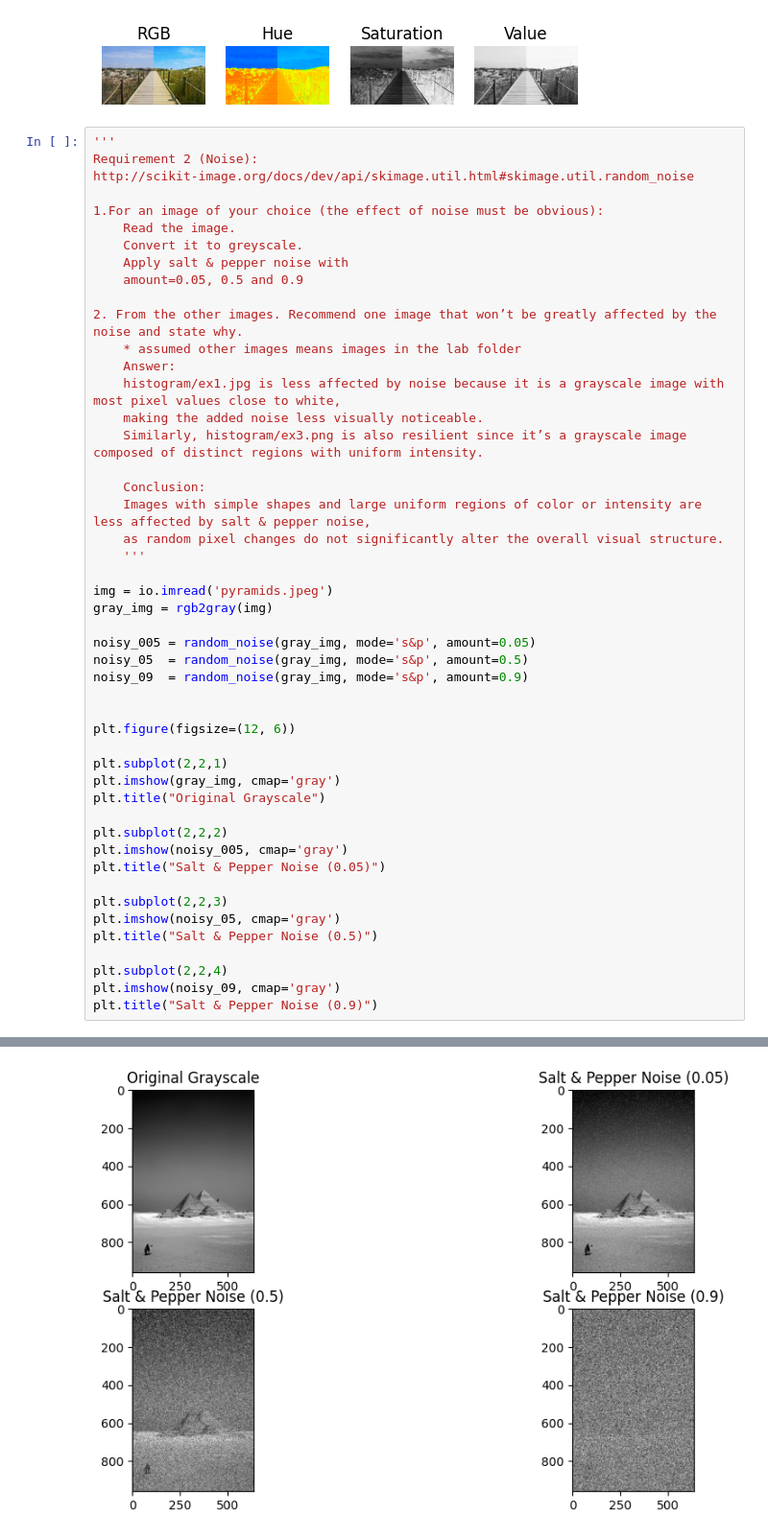
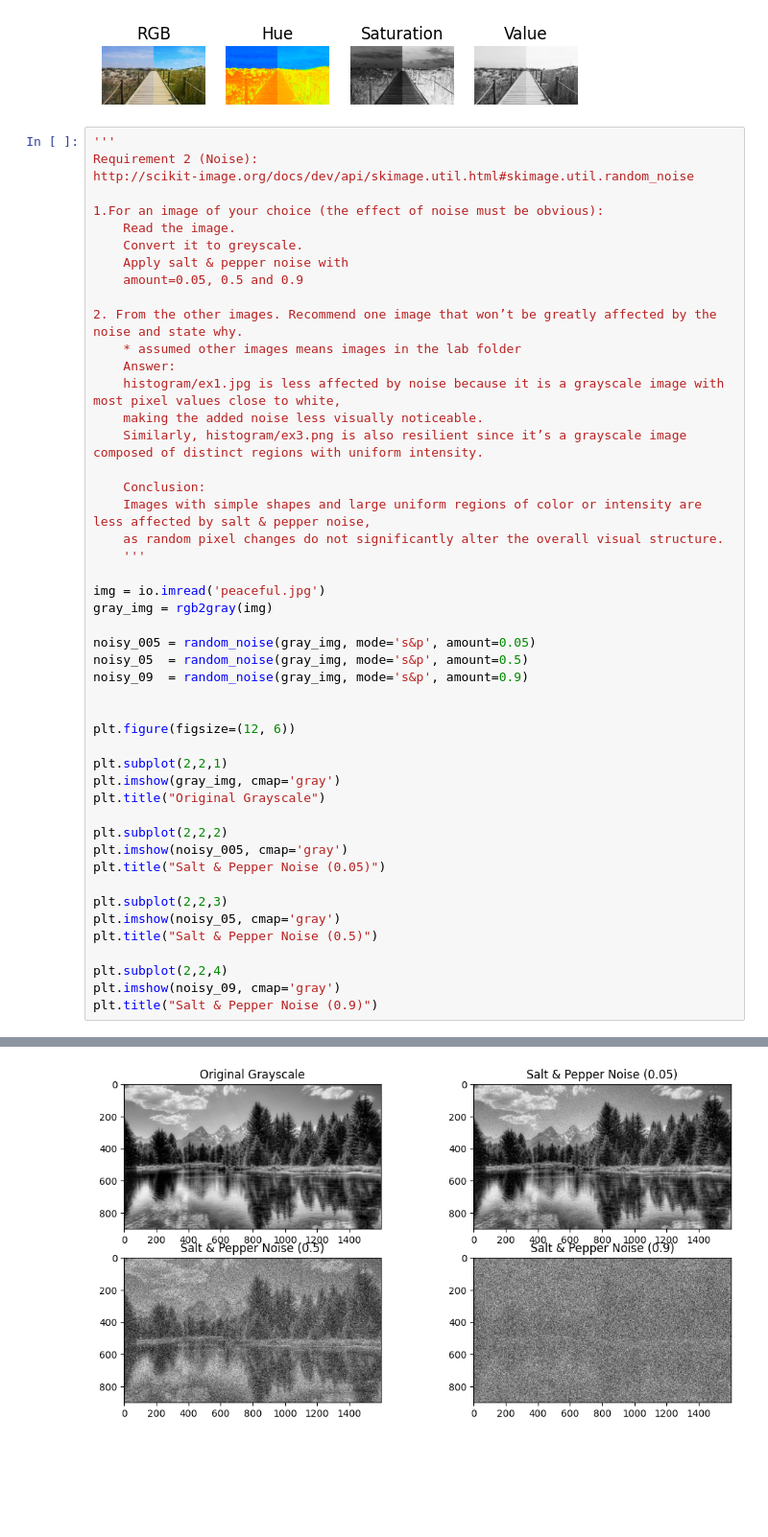
Before and after one commit to asermohamed1/image_processing-labs, a Jupyter notebook: Lab1-std/Lab_1_std.ipynb, the cells around one changed output, grey strips where cells are left out. Shown at 96% size. Drawn from its saved outputs; the diff is of its cells as text; blank space fills up the shorter version.

```diff
--- a/Lab1-std/Lab_1_std.ipynb
+++ b/Lab1-std/Lab_1_std.ipynb
@@ -174,35 +174,35 @@ http://scikit-image.org/docs/dev/api/skimage.util.html#skimage.util.random_noise
     Images with simple shapes and large uniform regions of color or intensity are less affected by salt & pepper noise,
     as random pixel changes do not significantly alter the overall visual structure.
     '''
 
-img = io.imread('pyramids.jpeg')
+img = io.imread('peaceful.jpg')
 gray_img = rgb2gray(img)
 
 noisy_005 = random_noise(gray_img, mode='s&p', amount=0.05)
 noisy_05  = random_noise(gray_img, mode='s&p', amount=0.5)
 noisy_09  = random_noise(gray_img, mode='s&p', amount=0.9)
 
 
 plt.figure(figsize=(12, 6))
 
 plt.subplot(2,2,1)
 plt.imshow(gray_img, cmap='gray')
 plt.title("Original Grayscale")
 
 plt.subplot(2,2,2)
 plt.imshow(noisy_005, cmap='gray')
 plt.title("Salt & Pepper Noise (0.05)")
 
 plt.subplot(2,2,3)
 plt.imshow(noisy_05, cmap='gray')
 plt.title("Salt & Pepper Noise (0.5)")
 
 plt.subplot(2,2,4)
 plt.imshow(noisy_09, cmap='gray')
 plt.title("Salt & Pepper Noise (0.9)")
 # %% [output]
 Text(0.5, 1.0, 'Salt & Pepper Noise (0.9)')
-[figure, old version]
+[figure, new version]
 # %%
 '''
 Requirement 3 (Histogram):
```
Also changed, not shown: parts of 1 cell of this notebook.
